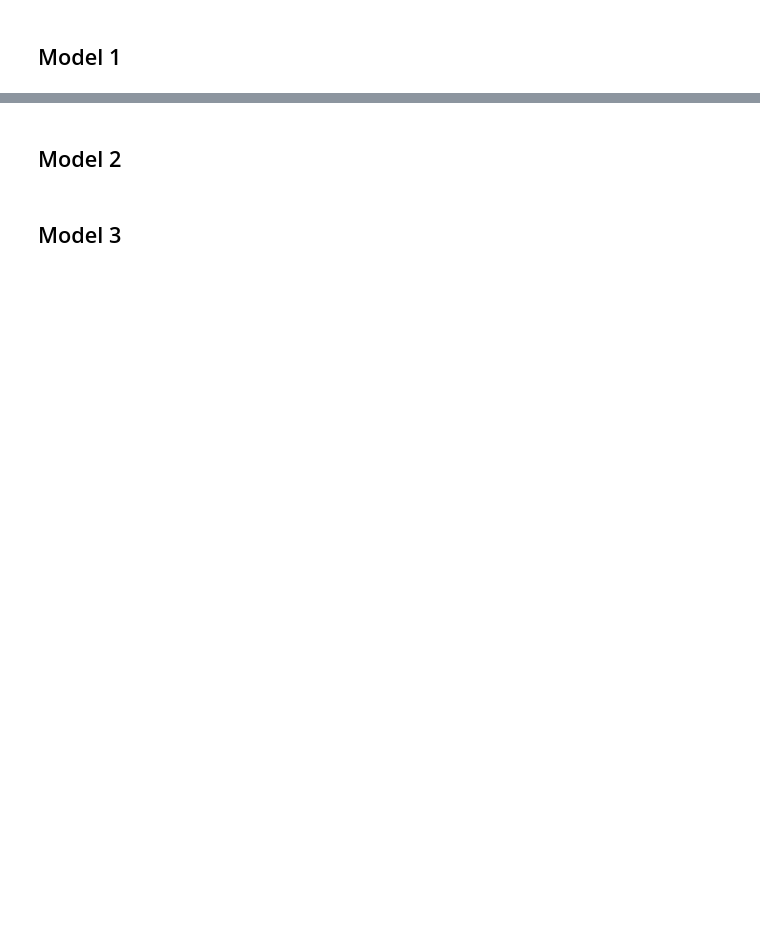
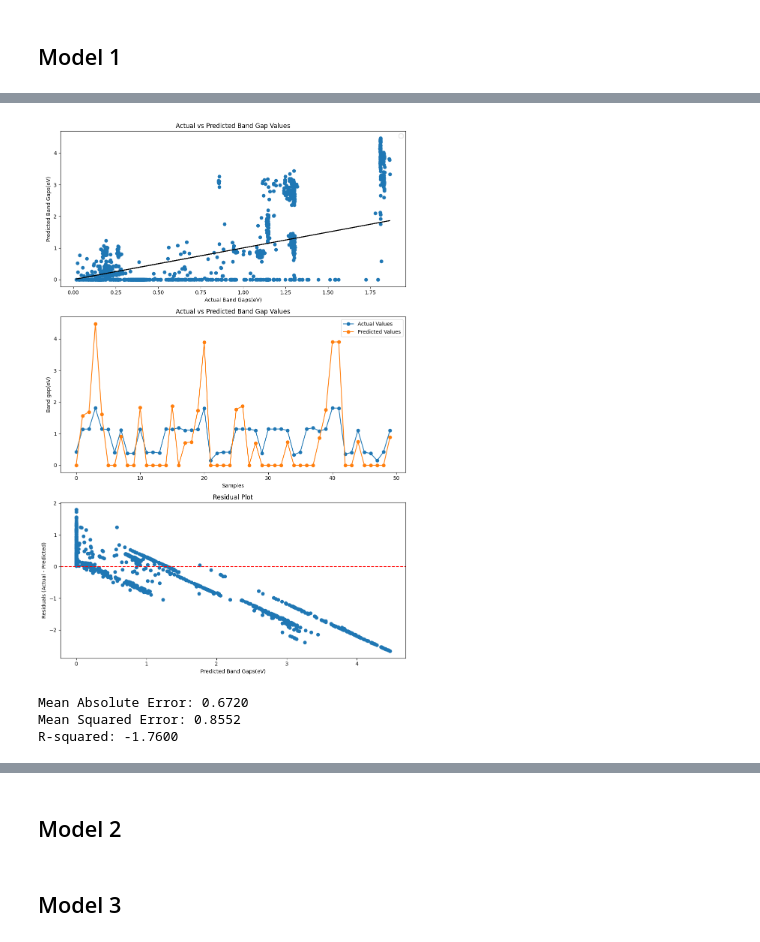
Before and after one commit to AdamKimhub/Msproject1, a Jupyter notebook: gnn_models.ipynb, the cells around one changed output, grey strips where cells are left out. Cells and saved outputs as stored; diff of their text form; code cells hidden in the pictures; blank space fills up the shorter version.

Commit message:
Added a few models but failing

```diff
--- a/gnn_models.ipynb
+++ b/gnn_models.ipynb
@@ -179,19 +131,0 @@ filtered_data = data[np.isin(bin_indices, valid_bin_indices)]
-# %%
-# Remove unwanted graphs
-
-def remove_unwanted_bgvs(graphs):
-    new_graphs = []
-    for data in graphs:
-        focus_bgv = data.y.numpy()[0]
-        if focus_bgv < 1.8:
-            if focus_bgv < 1.4 or focus_bgv > 1.7:
-                new_graphs.append(data)
-
-    return new_graphs
-
-new_train_graphs = remove_unwanted_bgvs(new_train_graphs)
-new_val_graphs = remove_unwanted_bgvs(new_val_graphs)
-new_test_graphs = remove_unwanted_bgvs(new_test_graphs)
-
-# test_graphs = remove_unwanted_bgvs(new_train_graphs)
-get_bg_distribution(new_train_graphs,20)
@@ -714,0 +712,18 @@ KeyboardInterrupt:
+# %%
+# Make Predictions
+predicted, the_target = predict(model1, test_loader,device, visualize=True)
+
+# ERROR ANALYSIS
+
+mae = mean_absolute_error(the_target, predicted)
+mse = mean_squared_error(the_target, predicted)
+r2 = r2_score(the_target, predicted)
+
+print(f'Mean Absolute Error: {mae:.4f}')
+print(f'Mean Squared Error: {mse:.4f}')
+print(f'R-squared: {r2:.4f}')
+# %% [output]
+[figure, added]
+Mean Absolute Error: 0.6720
+Mean Squared Error: 0.8552
+R-squared: -1.7600
```
Also changed, not shown: parts of 19 cells of this notebook.
